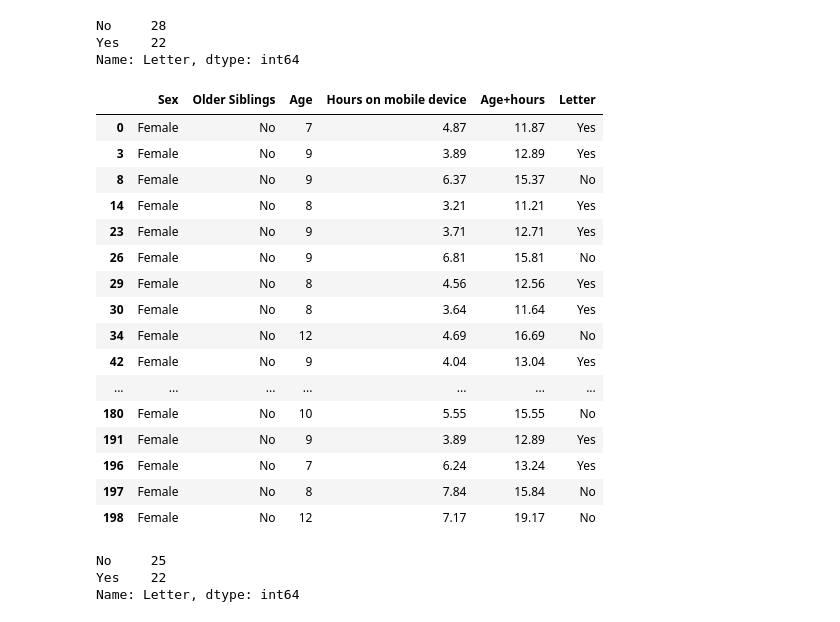
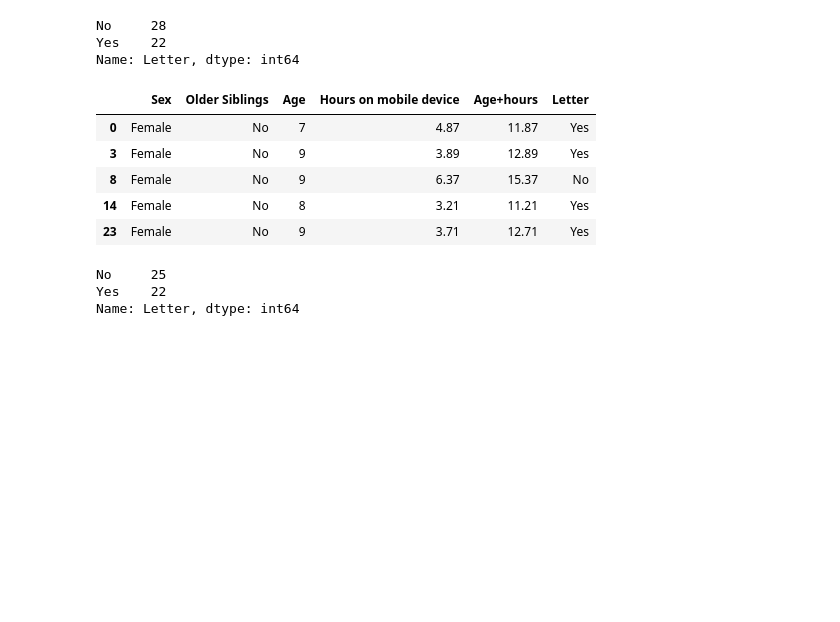
Before and after one commit to JulianConneely/Programming-for-Data-Analysis-Project-Dec18, a Jupyter notebook: Santa Claus.ipynb, the cells around one changed output. Saved outputs shown, nothing was run; the diff lists cells and outputs as text; code cells hidden in the pictures; blank space fills up the shorter version.

```diff
--- a/Santa Claus.ipynb
+++ b/Santa Claus.ipynb
@@ -428,28 +440,17 @@ Name: Letter, dtype: int64
 # %%
 # Female slice with NO older siblings
 # Slicing the dataframe to show specific rows where two variables equal to a certain value
 # Select from DataFrame using criteria from multiple columns
 # (use `|` instead of `&` to do an OR)
 newdf = df[(df['Sex']=='Female') & (df['Older Siblings']=='No')]
-newdf
+newdf.head(5)
 # %% [output]
 |  | Sex | Older Siblings | Age | Hours on mobile device | Age+hours | Letter |
 | 0 | Female | No | 7 | 4.87 | 11.87 | Yes |
 | 3 | Female | No | 9 | 3.89 | 12.89 | Yes |
 | 8 | Female | No | 9 | 6.37 | 15.37 | No |
 | 14 | Female | No | 8 | 3.21 | 11.21 | Yes |
 | 23 | Female | No | 9 | 3.71 | 12.71 | Yes |
-| 26 | Female | No | 9 | 6.81 | 15.81 | No |
-| 29 | Female | No | 8 | 4.56 | 12.56 | Yes |
-| 30 | Female | No | 8 | 3.64 | 11.64 | Yes |
-| 34 | Female | No | 12 | 4.69 | 16.69 | No |
-| 42 | Female | No | 9 | 4.04 | 13.04 | Yes |
-| ... | ... | ... | ... | ... | ... | ... |
-| 180 | Female | No | 10 | 5.55 | 15.55 | No |
-| 191 | Female | No | 9 | 3.89 | 12.89 | Yes |
-| 196 | Female | No | 7 | 6.24 | 13.24 | Yes |
-| 197 | Female | No | 8 | 7.84 | 15.84 | No |
-| 198 | Female | No | 12 | 7.17 | 19.17 | No |
 # %%
 # get an actual count of letters written/not written based on Female Sex and NO Older Siblings
 # where True = letter written' False = No letter written
```
Also changed, not shown: parts of 18 cells of this notebook.
